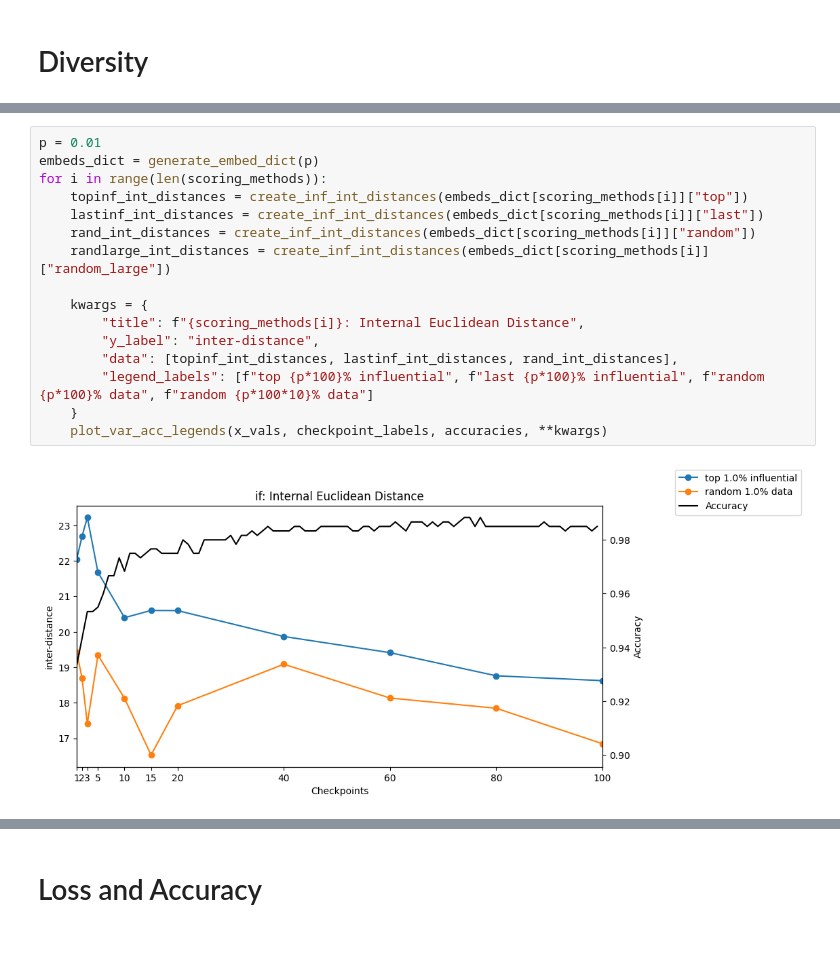
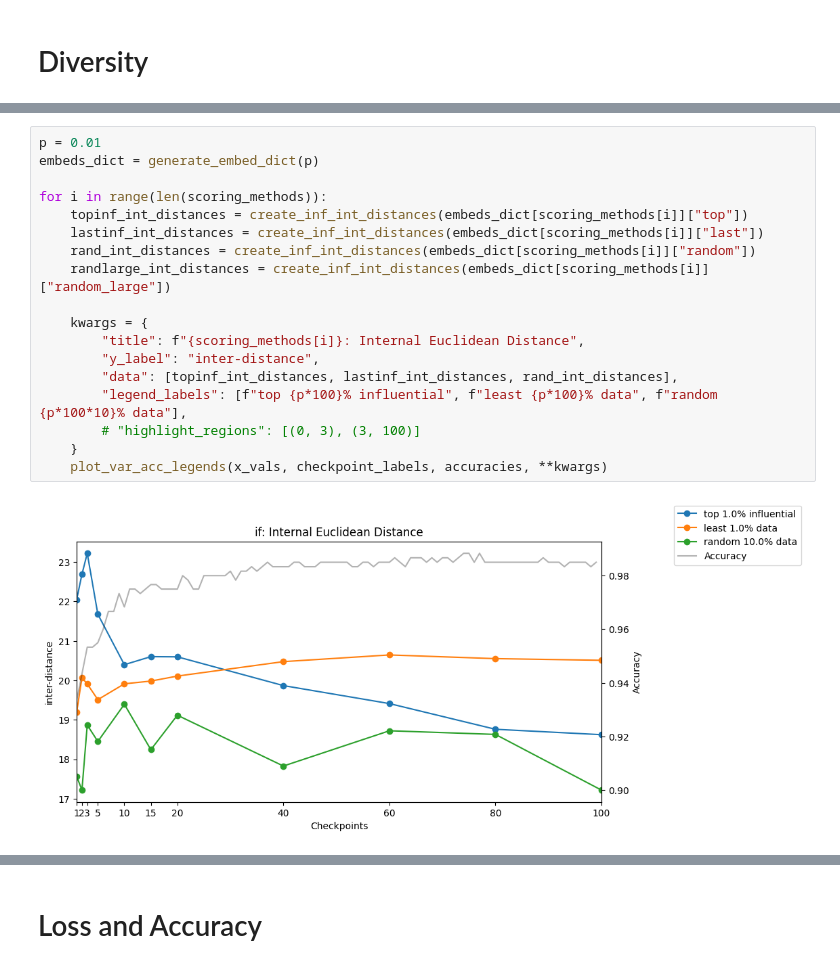
Before and after one commit to Rachelcoll/EULoInf, a Jupyter notebook: noteboooks/02_cv_models.ipynb, the cells around one changed output, grey strips where cells are left out. Cells and saved outputs as stored; diff of their text form.

```diff
--- a/noteboooks/02_cv_models.ipynb
+++ b/noteboooks/02_cv_models.ipynb
@@ -147,21 +151,23 @@ for i in range(len(scoring_methods)):
 # %%
 p = 0.01
 embeds_dict = generate_embed_dict(p)
+
 for i in range(len(scoring_methods)):
     topinf_int_distances = create_inf_int_distances(embeds_dict[scoring_methods[i]]["top"])
     lastinf_int_distances = create_inf_int_distances(embeds_dict[scoring_methods[i]]["last"])
     rand_int_distances = create_inf_int_distances(embeds_dict[scoring_methods[i]]["random"])
     randlarge_int_distances = create_inf_int_distances(embeds_dict[scoring_methods[i]]["random_large"])
 
     kwargs = {
         "title": f"{scoring_methods[i]}: Internal Euclidean Distance",
         "y_label": "inter-distance",
         "data": [topinf_int_distances, lastinf_int_distances, rand_int_distances],
-        "legend_labels": [f"top {p*100}% influential", f"last {p*100}% influential", f"random {p*100}% data", f"random {p*100*10}% data"]
+        "legend_labels": [f"top {p*100}% influential", f"least {p*100}% data", f"random {p*100*10}% data"],
+        # "highlight_regions": [(0, 3), (3, 100)]
     }
     plot_var_acc_legends(x_vals, checkpoint_labels, accuracies, **kwargs)
 # %% [output]
-[figure, old version]
+[figure, new version]
 # %%
 # Euclidean distance from influential points to other points
 for i in range(len(scoring_methods)):
```
Also changed, not shown: parts of 19 cells of this notebook, 3 other files.
